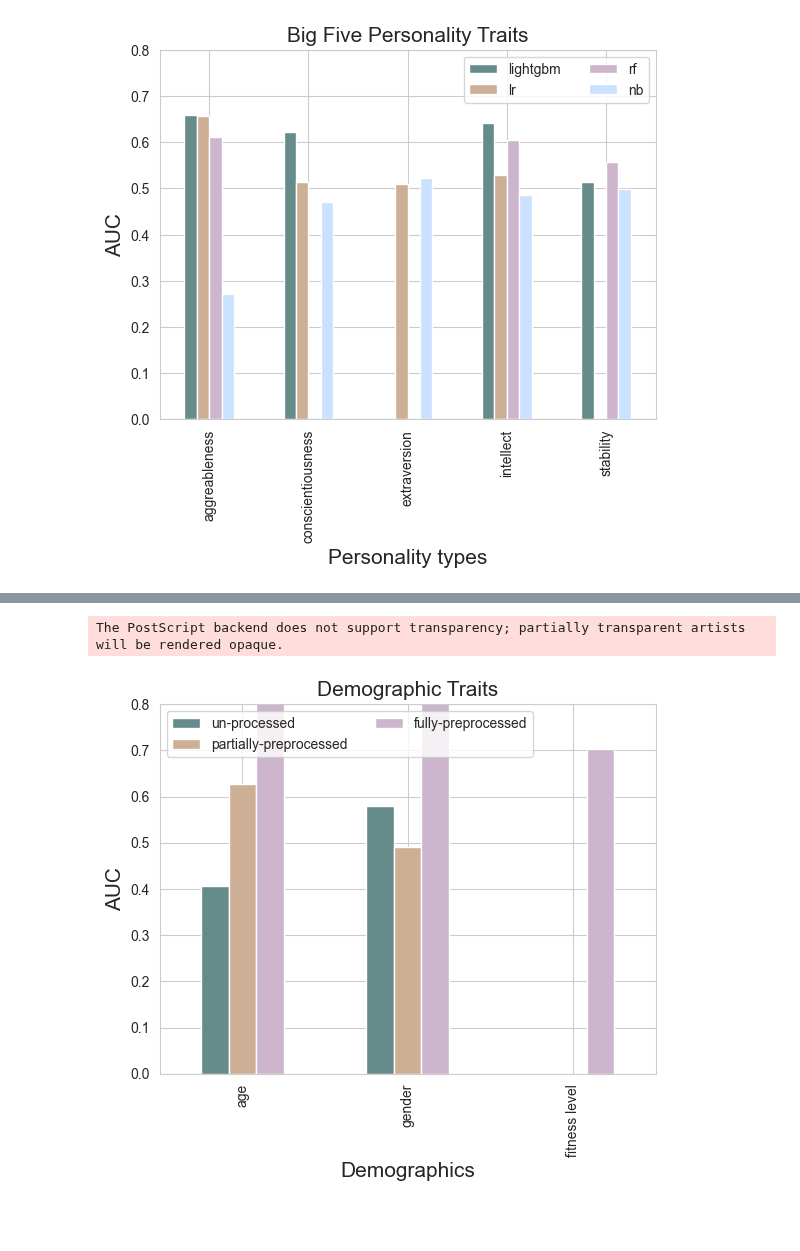
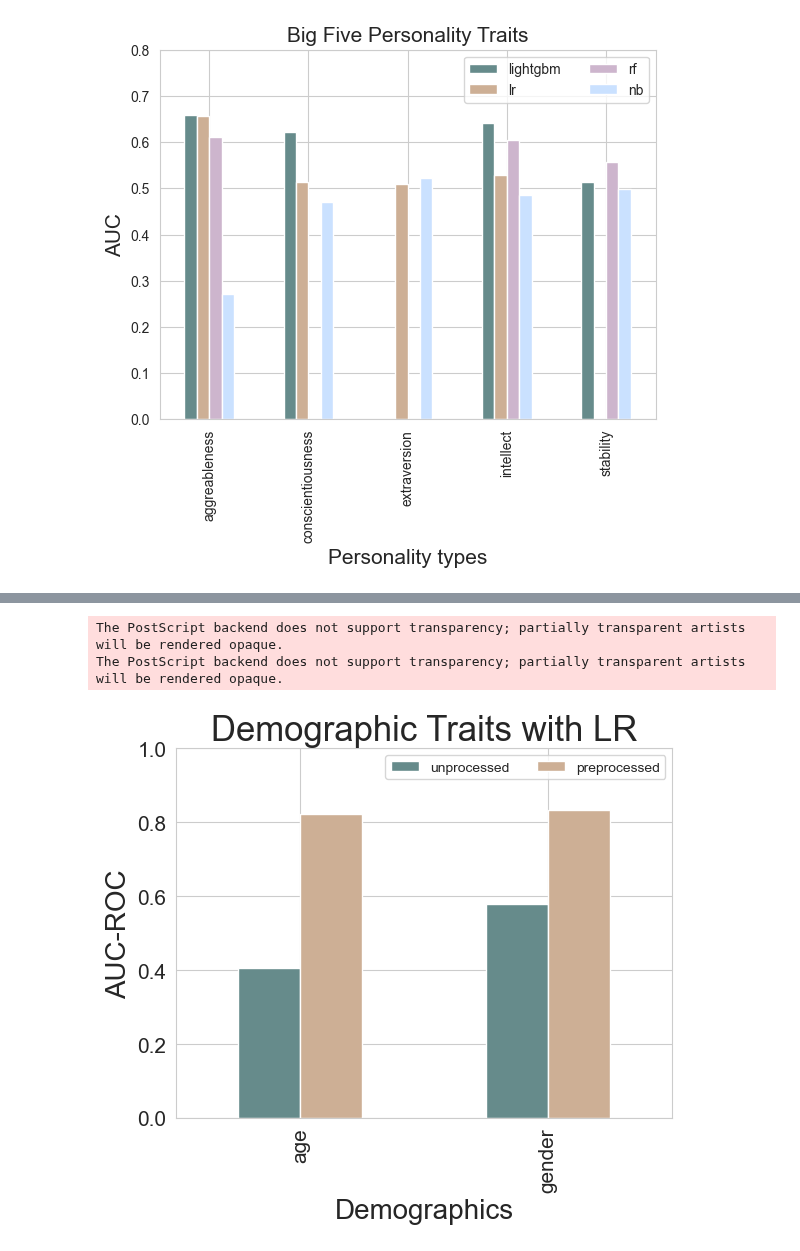
Before and after one commit to kcristinaa/RAIS-miniproject, a Jupyter notebook: notebooks_correlations_and_visualizations/barplots_models_results.ipynb, the cells around one changed output, grey strips where cells are left out. Cells and saved outputs as stored; diff of their text form; code cells hidden in the pictures; blank space fills up the shorter version.

```diff
--- a/notebooks_correlations_and_visualizations/barplots_models_results.ipynb
+++ b/notebooks_correlations_and_visualizations/barplots_models_results.ipynb
@@ -80,24 +82,26 @@ The PostScript backend does not support transparency; partially transparent arti
 # %%
 # AUCs from LR model
 plotdata = pd.DataFrame({
-    "un-processed":[0.4072, 0.5806, 0],
-    "partially-preprocessed":[0.6273, 0.4904, 0],
-    "fully-preprocessed":[0.8229, 0.8349, 0.7021],
+    "unprocessed":[0.4072, 0.5806],
+    "preprocessed":[0.8229, 0.8349],
     },
-    index=["age", "gender", "fitness level"]
+    index=["age", "gender"]
 )
 plotdata.plot(kind="bar")
-plt.title("Demographic Traits", size=15)
-plt.xlabel("Demographics", size=15)
-plt.ylabel("AUC", size=15)
-plt.ylim(0, 0.8)
+plt.title("Demographic Traits with LR", size=25)
+plt.xlabel("Demographics", size=20)
+plt.ylabel("AUC-ROC", size=20)
+plt.ylim(0, 1)
+plt.xticks(fontsize=15)
+plt.yticks(fontsize=15)
 plt.legend(loc='best', ncol=2)
 plt.savefig("visualizations/demographics_AUC_barplot_datasets.png",bbox_inches='tight')
 plt.savefig("visualizations/demographics_AUC_barplot_datasets.eps",bbox_inches='tight')
 plt.show()
 # %% [output]
 The PostScript backend does not support transparency; partially transparent artists will be rendered opaque.
+The PostScript backend does not support transparency; partially transparent artists will be rendered opaque.
-[figure, old version]
+[figure, new version]
 # %%
 # AUCs from RF model
 plotdata = pd.DataFrame({
```
Also changed, not shown: parts of 3 cells of this notebook, 8 other files.
